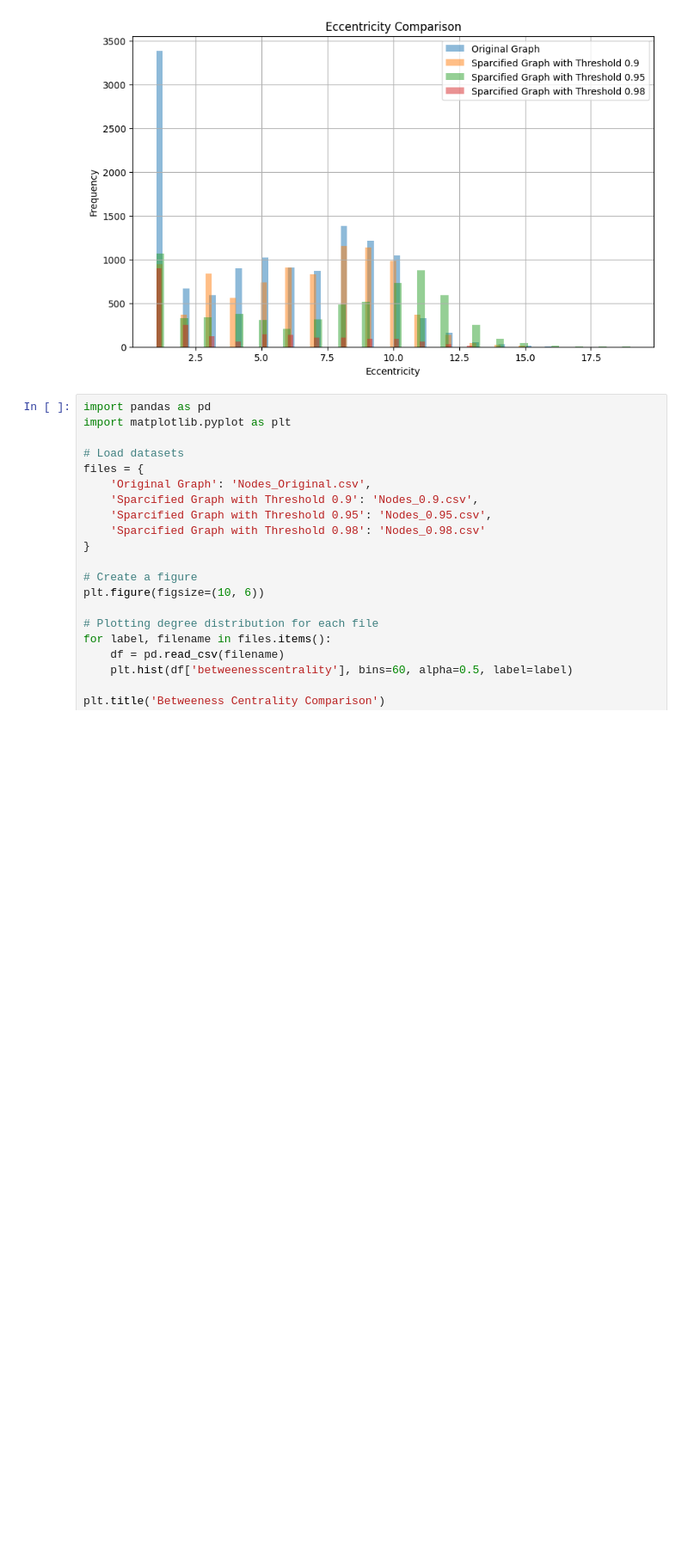
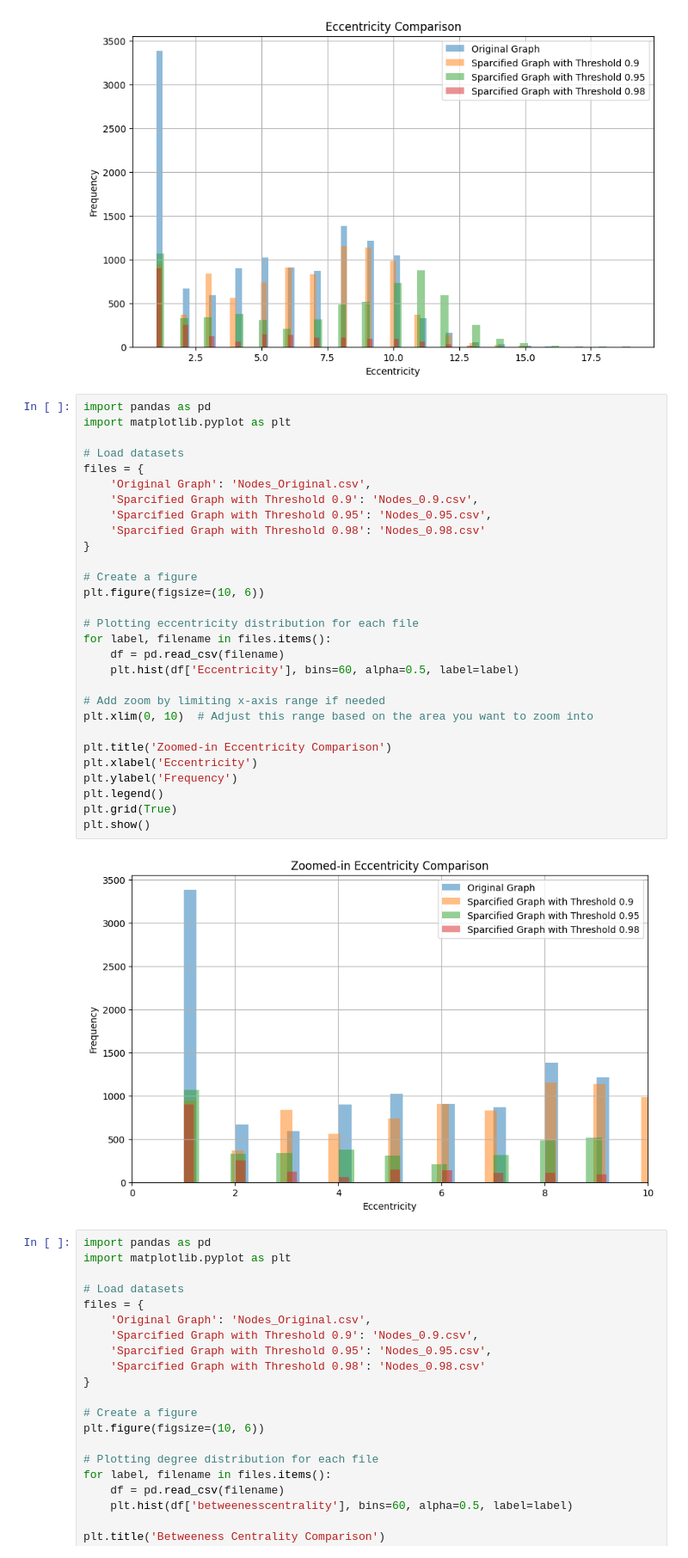
Before and after one commit to MehrdadJalali-AI/InverseLinkPredcition, a Jupyter notebook: Sparcification_Plots.ipynb, the cells around one changed output. Shown: that part at 86% size. Cells and saved outputs as stored; diff of their text form; blank space fills up the shorter version.

```diff
--- a/Sparcification_Plots.ipynb
+++ b/Sparcification_Plots.ipynb
@@ -207,6 +300,37 @@ plt.grid(True)
 plt.show()
 # %% [output]
 [figure]
+# %%
+import pandas as pd
+import matplotlib.pyplot as plt
+
+# Load datasets
+files = {
+    'Original Graph': 'Nodes_Original.csv',
+    'Sparcified Graph with Threshold 0.9': 'Nodes_0.9.csv',
+    'Sparcified Graph with Threshold 0.95': 'Nodes_0.95.csv',
+    'Sparcified Graph with Threshold 0.98': 'Nodes_0.98.csv'
+}
+
+# Create a figure
+plt.figure(figsize=(10, 6))
+
+# Plotting eccentricity distribution for each file
+for label, filename in files.items():
+    df = pd.read_csv(filename)
+    plt.hist(df['Eccentricity'], bins=60, alpha=0.5, label=label)
+
+# Add zoom by limiting x-axis range if needed
+plt.xlim(0, 10)  # Adjust this range based on the area you want to zoom into
+
+plt.title('Zoomed-in Eccentricity Comparison')
+plt.xlabel('Eccentricity')
+plt.ylabel('Frequency')
+plt.legend()
+plt.grid(True)
+plt.show()
+# %% [output]
+[figure, added]
 # %%
 import pandas as pd
 import matplotlib.pyplot as plt
```
Also changed, not shown: parts of 5 cells of this notebook.
